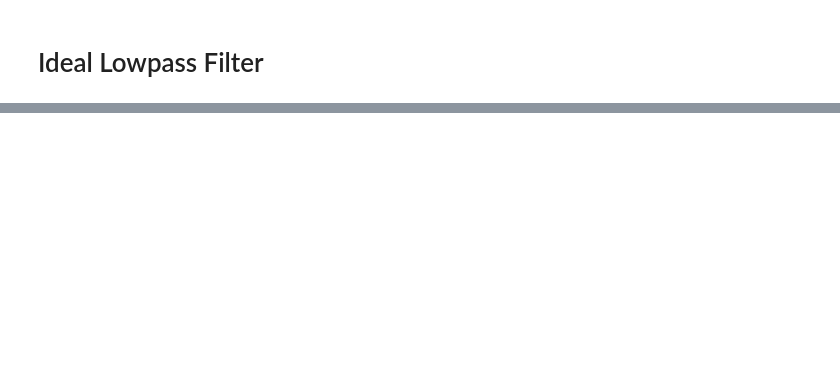
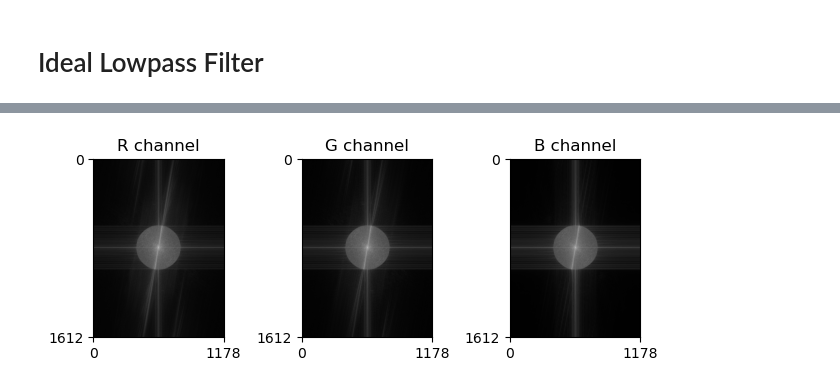
Before and after one commit to jhb341/computational-photography, a Jupyter notebook: assn2/code/lpf.ipynb, the cells around one changed output, grey strips where cells are left out. Cells and saved outputs as stored; diff of their text form; code cells hidden in the pictures; blank space fills up the shorter version.

```diff
--- a/assn2/code/lpf.ipynb
+++ b/assn2/code/lpf.ipynb
@@ -90,0 +146,8 @@ ValueError: operands could not be broadcast together with shapes (1613,1179) (32
+# %%
+pad_size = 5
+# %%
+rgb_filtered = ideal_lpf_rgb(img, cutoff, pad_size=pad_size)
+
+show_spectrum(rgb_filtered)
+# %% [output]
+[figure, added]
```
Also changed, not shown: parts of 20 cells of this notebook, 3 other files.
